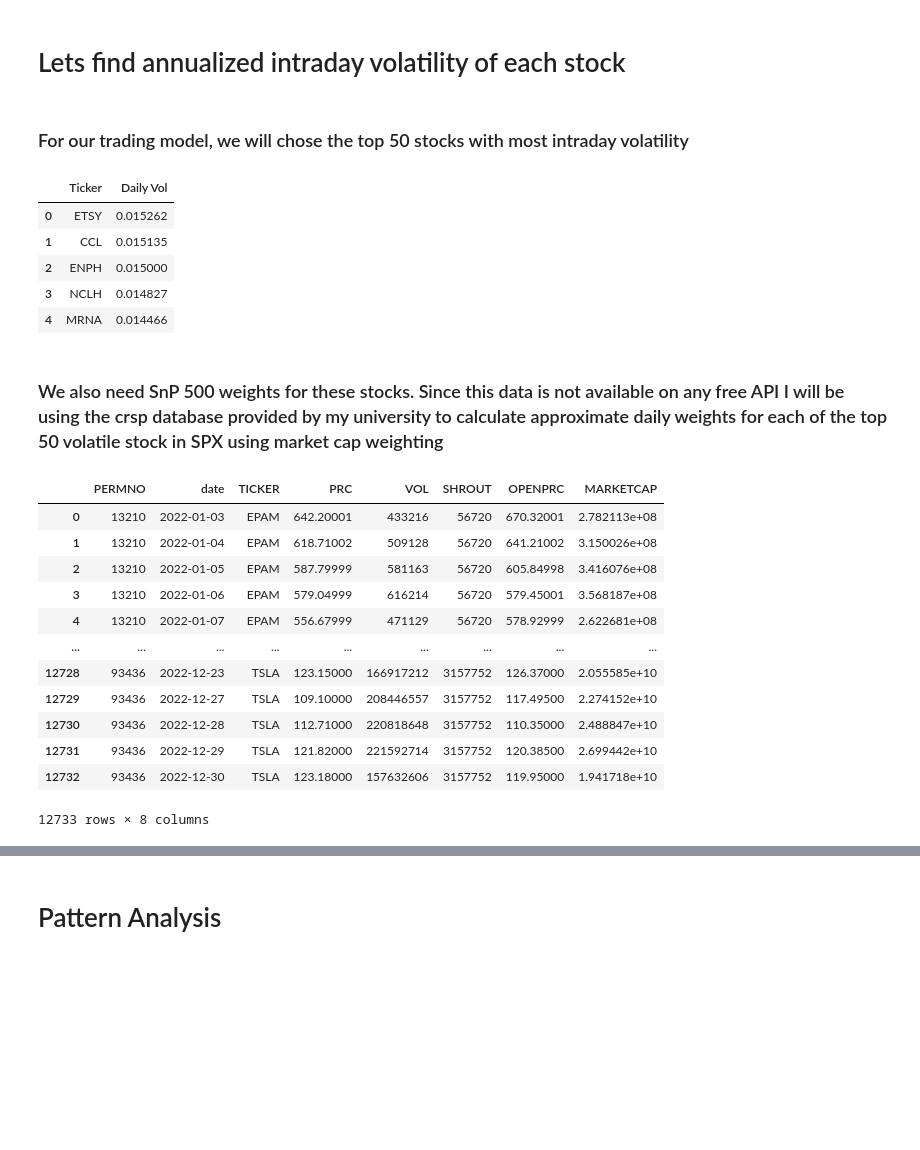
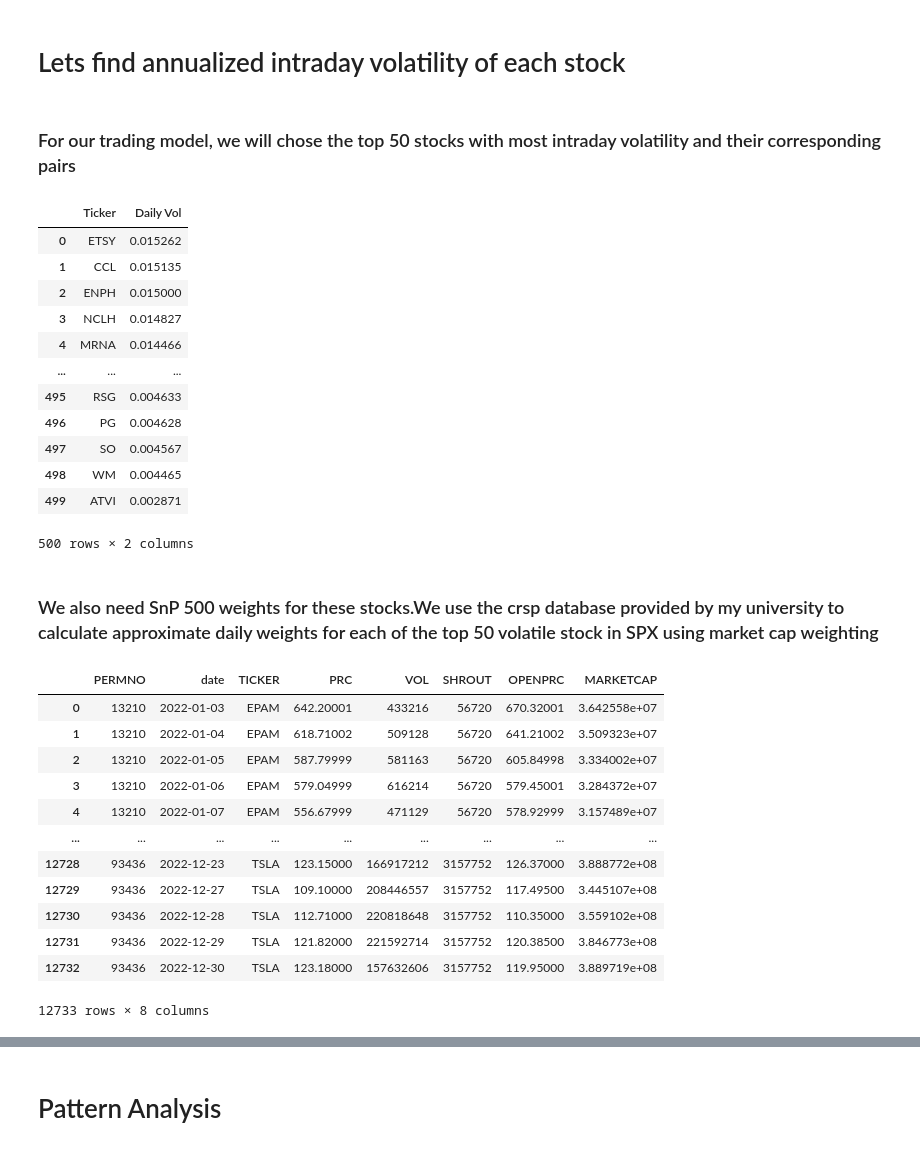
Before and after one commit to AkashRinge/Long-Short-Statistical-Arbitrage, a Jupyter notebook: QAM_project.ipynb, the cells around one changed output, grey strips where cells are left out. Cells and saved outputs as stored; diff of their text form; code cells hidden in the pictures; blank space fills up the shorter version.

```diff
--- a/QAM_project.ipynb
+++ b/QAM_project.ipynb
@@ -141,42 +144,50 @@ for ticker, df in stock_data.items():
 
     stock_data[ticker] = temp_df
 # %% [markdown]
-### For our trading model, we will chose the top 50 stocks with most intraday volatility
+### For our trading model, we will chose the top 50 stocks with most intraday volatility and their corresponding pairs
 # %%
 # Averaging intraday volatilites for all stocks
 mean_vol = {ticker: df["Daily Vol"].mean() for ticker, df in stock_data.items()}
 
 # Reverse sorting based on volatilities
 mean_vol = sorted(mean_vol.items(), key=lambda x: x[1], reverse=True)
 column_names = ['Ticker', 'Daily Vol']
-trade_deck = pd.DataFrame(data=mean_vol[:50], columns=column_names)
-trade_deck[:5]
+trade_deck = pd.DataFrame(data=mean_vol, columns=column_names)
+
+trade_deck
 # %% [output]
 |  | Ticker | Daily Vol |
 | 0 | ETSY | 0.015262 |
 | 1 | CCL | 0.015135 |
 | 2 | ENPH | 0.015000 |
 | 3 | NCLH | 0.014827 |
 | 4 | MRNA | 0.014466 |
+| ... | ... | ... |
+| 495 | RSG | 0.004633 |
+| 496 | PG | 0.004628 |
+| 497 | SO | 0.004567 |
+| 498 | WM | 0.004465 |
+| 499 | ATVI | 0.002871 |
+500 rows × 2 columns
 # %% [markdown]
-### We also need SnP 500 weights for these stocks. Since this data is not available on any free API I will be using the crsp database provided by my university to calculate approximate daily weights for each of the top 50 volatile stock in SPX using market cap weighting
+### We also need SnP 500 weights for these stocks.We use the crsp database provided by my university to calculate approximate daily weights for each of the top 50 volatile stock in SPX using market cap weighting
 # %%
 df_snp = pd.read_csv("snp500_2022.csv")
-df_snp["MARKETCAP"] = df_snp["PRC"] * df_snp["VOL"]
+df_snp["MARKETCAP"] = df_snp["PRC"] * df_snp["SHROUT"]
 df_snp
 # %% [output]
 |  | PERMNO | date | TICKER | PRC | VOL | SHROUT | OPENPRC | MARKETCAP |
-| 0 | 13210 | 2022-01-03 | EPAM | 642.20001 | 433216 | 56720 | 670.32001 | 2.782113e+08 |
-| 1 | 13210 | 2022-01-04 | EPAM | 618.71002 | 509128 | 56720 | 641.21002 | 3.150026e+08 |
-| 2 | 13210 | 2022-01-05 | EPAM | 587.79999 | 581163 | 56720 | 605.84998 | 3.416076e+08 |
-| 3 | 13210 | 2022-01-06 | EPAM | 579.04999 | 616214 | 56720 | 579.45001 | 3.568187e+08 |
-| 4 | 13210 | 2022-01-07 | EPAM | 556.67999 | 471129 | 56720 | 578.92999 | 2.622681e+08 |
+| 0 | 13210 | 2022-01-03 | EPAM | 642.20001 | 433216 | 56720 | 670.32001 | 3.642558e+07 |
+| 1 | 13210 | 2022-01-04 | EPAM | 618.71002 | 509128 | 56720 | 641.21002 | 3.509323e+07 |
+| 2 | 13210 | 2022-01-05 | EPAM | 587.79999 | 581163 | 56720 | 605.84998 | 3.334002e+07 |
+| 3 | 13210 | 2022-01-06 | EPAM | 579.04999 | 616214 | 56720 | 579.45001 | 3.284372e+07 |
+| 4 | 13210 | 2022-01-07 | EPAM | 556.67999 | 471129 | 56720 | 578.92999 | 3.157489e+07 |
 | ... | ... | ... | ... | ... | ... | ... | ... | ... |
-| 12728 | 93436 | 2022-12-23 | TSLA | 123.15000 | 166917212 | 3157752 | 126.37000 | 2.055585e+10 |
-| 12729 | 93436 | 2022-12-27 | TSLA | 109.10000 | 208446557 | 3157752 | 117.49500 | 2.274152e+10 |
-| 12730 | 93436 | 2022-12-28 | TSLA | 112.71000 | 220818648 | 3157752 | 110.35000 | 2.488847e+10 |
-| 12731 | 93436 | 2022-12-29 | TSLA | 121.82000 | 221592714 | 3157752 | 120.38500 | 2.699442e+10 |
-| 12732 | 93436 | 2022-12-30 | TSLA | 123.18000 | 157632606 | 3157752 | 119.95000 | 1.941718e+10 |
+| 12728 | 93436 | 2022-12-23 | TSLA | 123.15000 | 166917212 | 3157752 | 126.37000 | 3.888772e+08 |
+| 12729 | 93436 | 2022-12-27 | TSLA | 109.10000 | 208446557 | 3157752 | 117.49500 | 3.445107e+08 |
+| 12730 | 93436 | 2022-12-28 | TSLA | 112.71000 | 220818648 | 3157752 | 110.35000 | 3.559102e+08 |
+| 12731 | 93436 | 2022-12-29 | TSLA | 121.82000 | 221592714 | 3157752 | 120.38500 | 3.846773e+08 |
+| 12732 | 93436 | 2022-12-30 | TSLA | 123.18000 | 157632606 | 3157752 | 119.95000 | 3.889719e+08 |
 12733 rows × 8 columns
 # %%
 # group by date and find individual wts approximate by individual MARKETCAP/ total MARKETCAP
```
Also changed, not shown: parts of 21 cells of this notebook.
